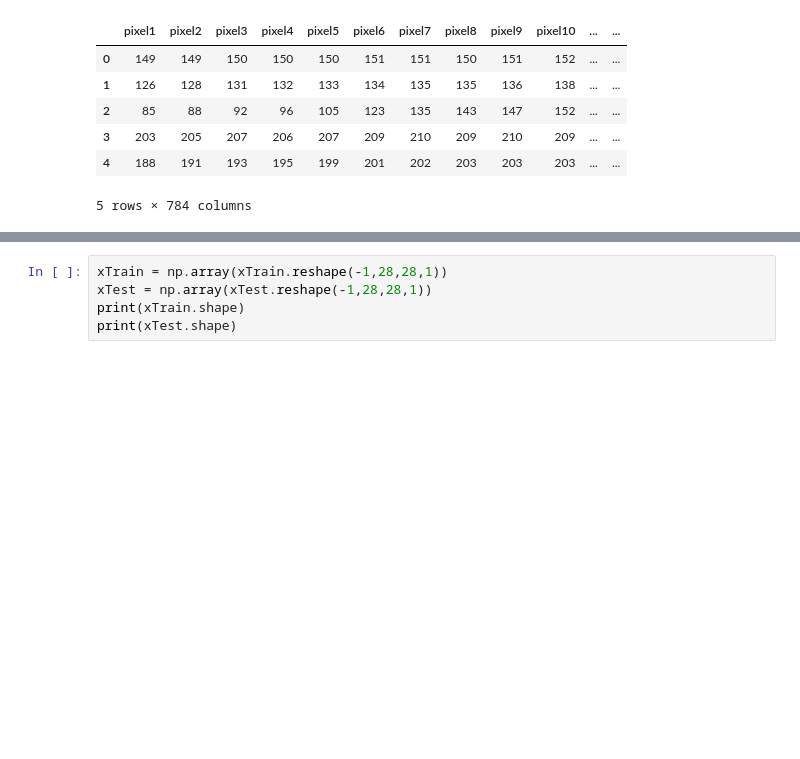
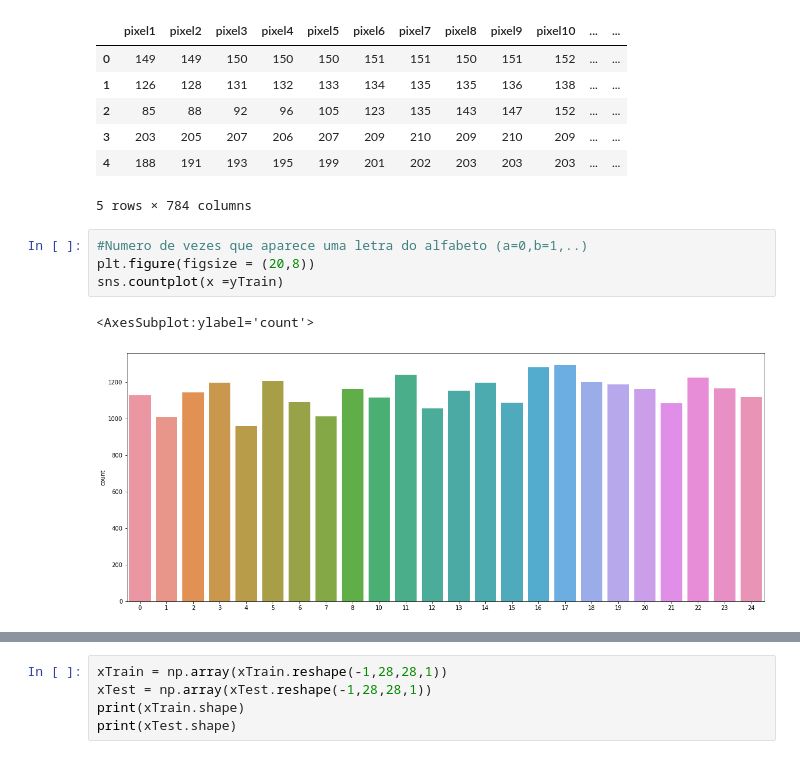
Before and after one commit to renatovalente5/AA-Projs, a Jupyter notebook: mainCNN.ipynb, the cells around one changed output, grey strips where cells are left out. Saved outputs shown, nothing was run; the diff lists cells and outputs as text; blank space fills up the shorter version.

```diff
--- a/mainCNN.ipynb
+++ b/mainCNN.ipynb
@@ -46,6 +47,13 @@ dataTest.head()
 | 3 | 203 | 205 | 207 | 206 | 207 | 209 | 210 | 209 | 210 | 209 | ... | ... |
 | 4 | 188 | 191 | 193 | 195 | 199 | 201 | 202 | 203 | 203 | 203 | ... | ... |
 5 rows × 784 columns
+# %%
+#Numero de vezes que aparece uma letra do alfabeto (a=0,b=1,..)
+plt.figure(figsize = (20,8))
+sns.countplot(x =yTrain)
+# %% [output]
+<AxesSubplot:ylabel='count'>
+[figure, added]
 # %%
 # get train data to array
 xTrain = dataTrain.values
```
Also changed, not shown: parts of 5 cells of this notebook.
